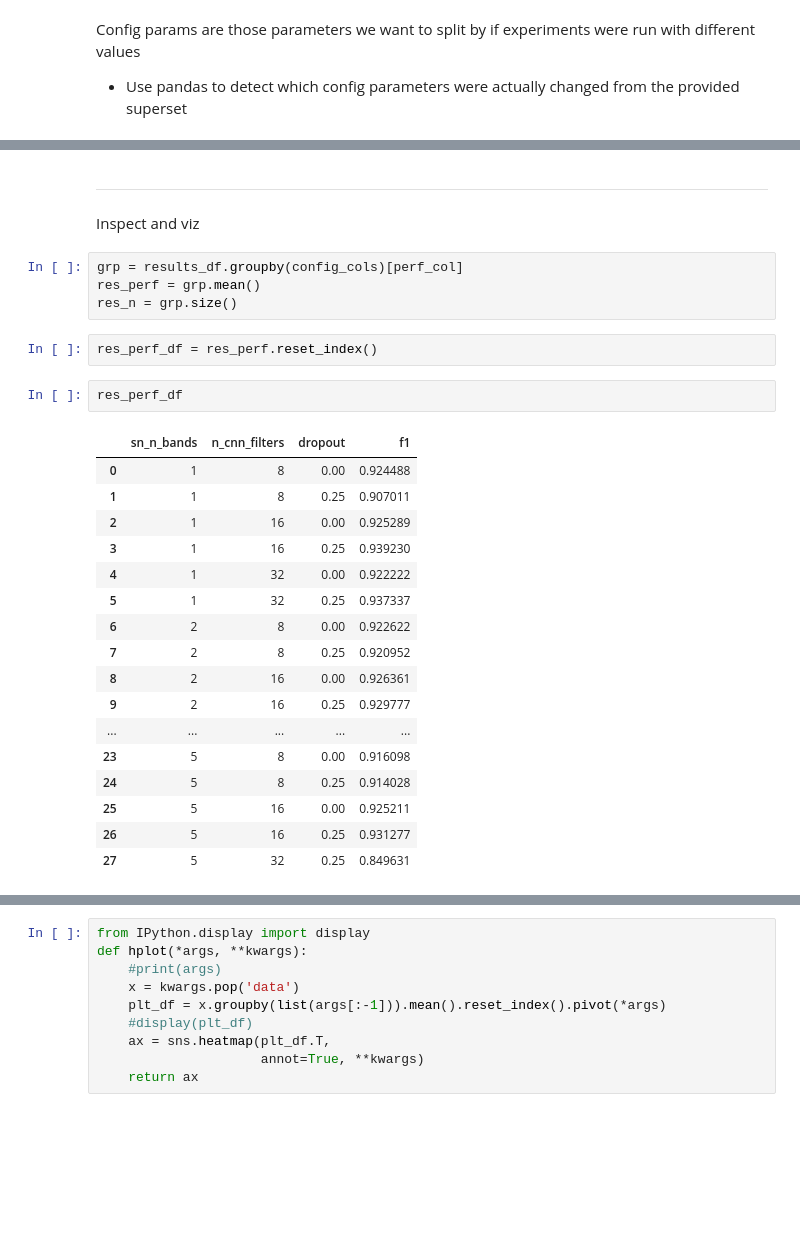
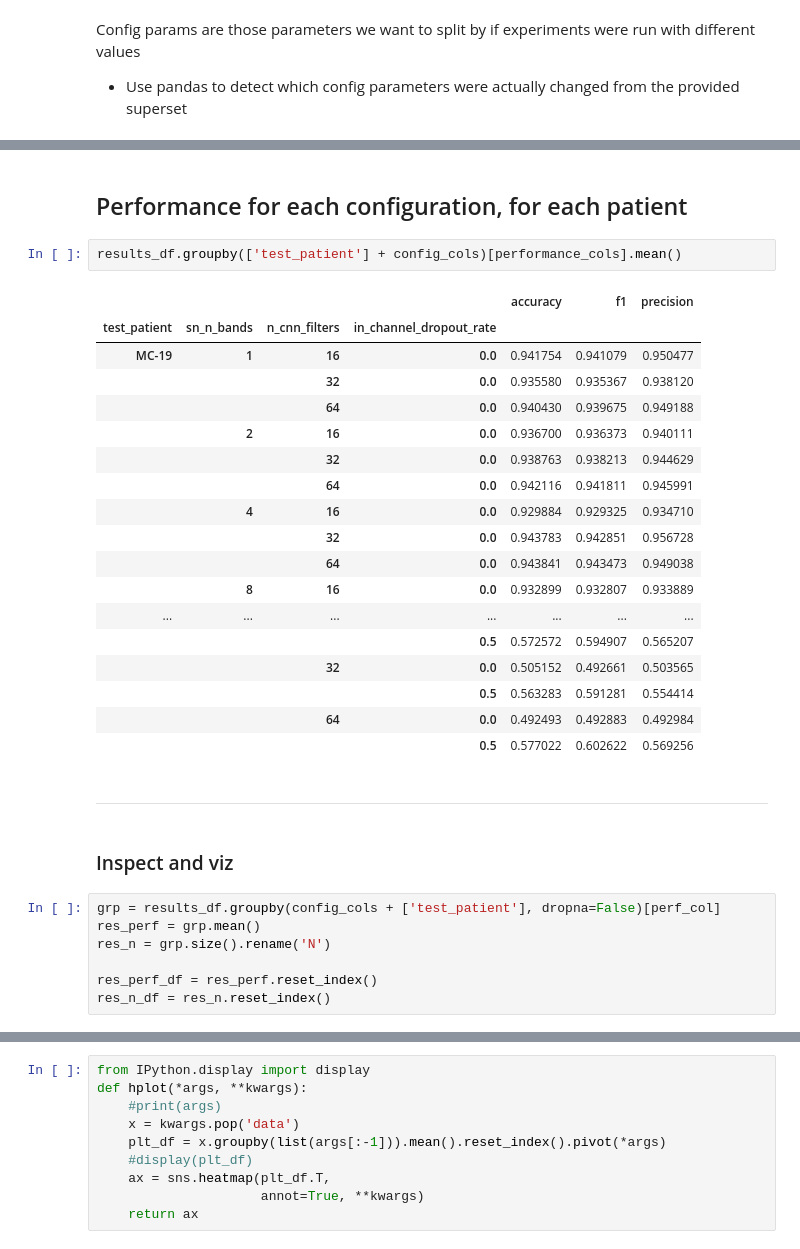
Before and after one commit to Morgan243/ECOGSpeech, a Jupyter notebook: notebooks/Results Parse.ipynb, the cells around one changed output, grey strips where cells are left out. Drawn from its saved outputs; the diff is of its cells as text; blank space fills up the shorter version.

```diff
--- a/notebooks/Results Parse.ipynb
+++ b/notebooks/Results Parse.ipynb
@@ -71,30 +127,34 @@ Changing Params: sn_n_bands, n_cnn_filters, dropout
+# %% [markdown]
+## Performance for each configuration, for each patient
+# %%
+results_df.groupby(['test_patient'] + config_cols)[performance_cols].mean()
+# %% [output]
+|  |  |  |  | accuracy | f1 | precision |
+| test_patient | sn_n_bands | n_cnn_filters | in_channel_dropout_rate |  |  |  |
+| MC-19 | 1 | 16 | 0.0 | 0.941754 | 0.941079 | 0.950477 |
+|  |  | 32 | 0.0 | 0.935580 | 0.935367 | 0.938120 |
+|  |  | 64 | 0.0 | 0.940430 | 0.939675 | 0.949188 |
+|  | 2 | 16 | 0.0 | 0.936700 | 0.936373 | 0.940111 |
+|  |  | 32 | 0.0 | 0.938763 | 0.938213 | 0.944629 |
+|  |  | 64 | 0.0 | 0.942116 | 0.941811 | 0.945991 |
+|  | 4 | 16 | 0.0 | 0.929884 | 0.929325 | 0.934710 |
+|  |  | 32 | 0.0 | 0.943783 | 0.942851 | 0.956728 |
+|  |  | 64 | 0.0 | 0.943841 | 0.943473 | 0.949038 |
+|  | 8 | 16 | 0.0 | 0.932899 | 0.932807 | 0.933889 |
+| ... | ... | ... | ... | ... | ... | ... |
+|  |  |  | 0.5 | 0.572572 | 0.594907 | 0.565207 |
+|  |  | 32 | 0.0 | 0.505152 | 0.492661 | 0.503565 |
+|  |  |  | 0.5 | 0.563283 | 0.591281 | 0.554414 |
+|  |  | 64 | 0.0 | 0.492493 | 0.492883 | 0.492984 |
+|  |  |  | 0.5 | 0.577022 | 0.602622 | 0.569256 |
 # %% [markdown]
 ***
 # %% [markdown]
-Inspect and viz
+### Inspect and viz
 # %%
-grp = results_df.groupby(config_cols)[perf_col]
+grp = results_df.groupby(config_cols + ['test_patient'], dropna=False)[perf_col]
 res_perf = grp.mean()
-res_n = grp.size()
+res_n = grp.size().rename('N')
+
+res_perf_df = res_perf.reset_index()
+res_n_df = res_n.reset_index()
-# %%
-res_perf_df = res_perf.reset_index()
-# %%
-res_perf_df
-# %% [output]
-|  | sn_n_bands | n_cnn_filters | dropout | f1 |
-| 0 | 1 | 8 | 0.00 | 0.924488 |
-| 1 | 1 | 8 | 0.25 | 0.907011 |
-| 2 | 1 | 16 | 0.00 | 0.925289 |
-| 3 | 1 | 16 | 0.25 | 0.939230 |
-| 4 | 1 | 32 | 0.00 | 0.922222 |
-| 5 | 1 | 32 | 0.25 | 0.937337 |
-| 6 | 2 | 8 | 0.00 | 0.922622 |
-| 7 | 2 | 8 | 0.25 | 0.920952 |
-| 8 | 2 | 16 | 0.00 | 0.926361 |
-| 9 | 2 | 16 | 0.25 | 0.929777 |
-| ... | ... | ... | ... | ... |
-| 23 | 5 | 8 | 0.00 | 0.916098 |
-| 24 | 5 | 8 | 0.25 | 0.914028 |
-| 25 | 5 | 16 | 0.00 | 0.925211 |
-| 26 | 5 | 16 | 0.25 | 0.931277 |
-| 27 | 5 | 32 | 0.25 | 0.849631 |
```
Also changed, not shown: parts of 20 cells of this notebook.
